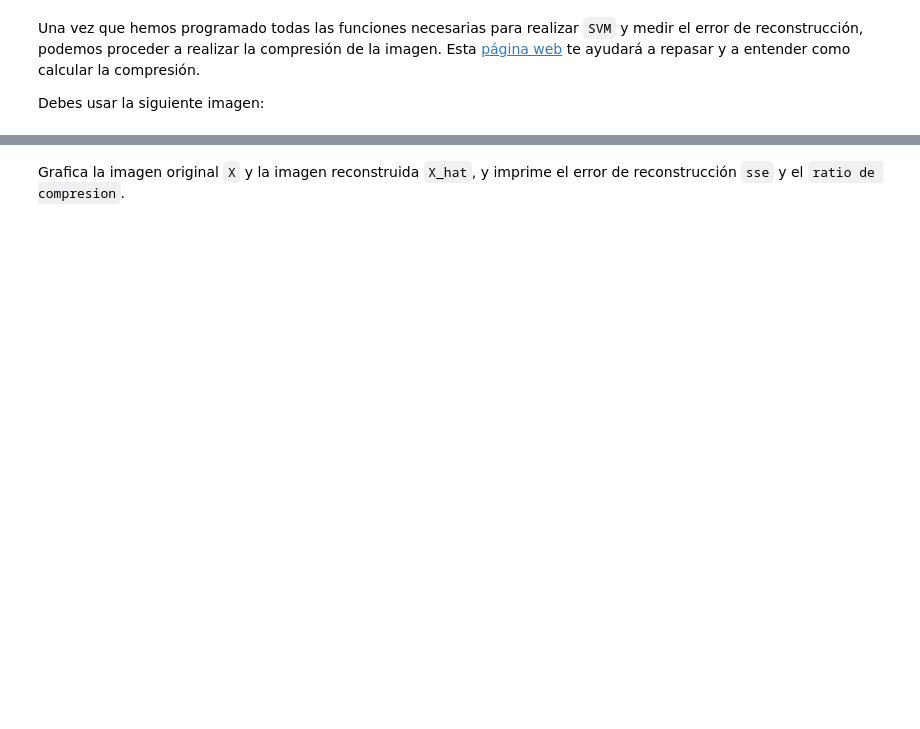
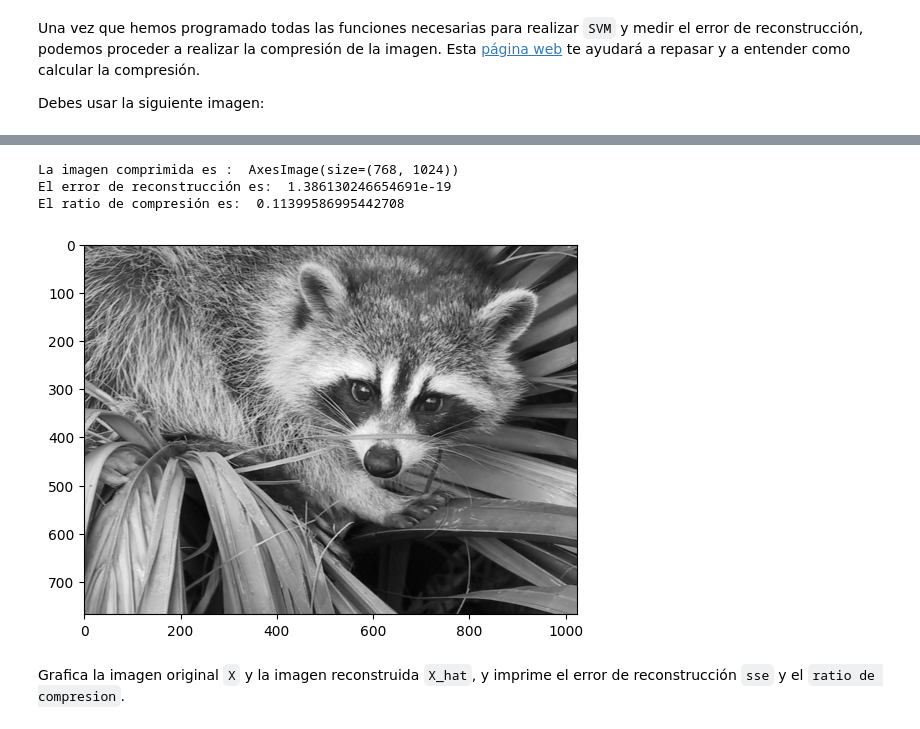
Before and after one commit to marcossalafranca/Pruebas, a Jupyter notebook: ALG00-Practica.ipynb, the cells around one changed output, grey strips where cells are left out. Saved outputs shown, nothing was run; the diff lists cells and outputs as text; code cells hidden in the pictures; blank space fills up the shorter version.

```diff
--- a/ALG00-Practica.ipynb
+++ b/ALG00-Practica.ipynb
@@ -214,3 +327,10 @@ def sse_score(X, X_hat):
         X_hat = np.array([[1.01, 1.75], [2.81, 3.99]])
         sse = sse_score(X, X_hat) # -> 0.09879
     """
+    return np.sum((X - X_hat)**2)
+
+
+X = np.array([[1, 2], [3, 4]])
+X_hat = np.array([[1.01, 1.75], [2.81, 3.99]])
+se = sse_score(X, X_hat) # -> 0.09879
+se
@@ -242,5 +364,10 @@ def svm(X):
         # -> Vt = array([[-0.57604844, -0.81741556],
         #                [ 0.81741556, -0.57604844]])
     """
+    U, s, Vt = np.linalg.svd(X, full_matrices=False)
+    return U, np.diag(s), Vt
+
+X = np.array([[1, 2], [3, 4]])
+U, S, Vt = svm(X)
 # %%
 U
@@ -278,3 +414,16 @@ def reconstruction(U, S, Vt):
         # X_hat -> array([[0.99999999, 1.99999998],
         #                 [3.00000003, 4.00000001]])
     """
+    return U.dot(S.dot(Vt))
+
+U = np.array([[-0.40455358, -0.9145143 ],
+                      [-0.9145143 ,  0.40455358]])
+S = np.array([[5.4649857 , 0.        ],
+                      [0.        , 0.36596619]])
+Vt = np.array([[-0.57604844, -0.81741556],
+                       [ 0.81741556, -0.57604844]])
+X_hat = reconstruction(U, S, Vt)
+
+
+X_hat = reconstruction(U, S, Vt)
+X_hat
@@ -281,2 +433,5 @@ def reconstruction(U, S, Vt):
 # %% [markdown]
 Calcula el error de reconstrucción usando la función `sse` que has programado anteriormente.
+# %%
+sse = sse_score(X, X_hat)
+print(f"El error de reconstrucción es: {sse}")
@@ -292,22 +452,39 @@ plt.imshow(A, cmap=plt.cm.gray)
 # %%
 ### TODO: Función que recibe una imagen A y devuelve la imagen comprimida
 ### Tiene como entrada A y el número de componentes para realizar la reducción de dimensionalidad
 ### Devuelve la imagen comprimidad, el error de reconstrucción y el ratio de compresión
 
 ### Hint: Usa las funciones anteriormente construidas
 ### TU RESPUESTA ABAJO
 
 
 def image_compression(A, n_components):
     """
     Función para comprimir una imagen A
 
     Argumentos:
         A -- Imagen original
         n_components -- Número de componentes
 
     Ejemplo:
         A_hat, sse, comp_ratio = image_compression(A, n_components=50)
     """
+    U_comp, S_comp, Vt_comp = svm(A)
+    A_hat_comp = reconstruction(U_comp, S_comp, Vt_comp)
+
+    sse_comp   = sse_score(A, A_hat_comp)
+    ratio_comp = (A.shape[1]*n_components + n_components + A.shape[0]*n_components) / (A.shape[1] * A.shape[0])
+    return A_hat_comp, sse_comp, ratio_comp
+
+A_hat, sse, comp_ratio = image_compression(A, n_components=50)
+
+print("La imagen comprimida es: ", plt.imshow(A_hat, cmap=plt.cm.gray))
+print("El error de reconstrucción es: ", sse)
+print("El ratio de compresión es: ", comp_ratio)
+# %% [output]
+La imagen comprimida es :  AxesImage(size=(768, 1024))
+El error de reconstrucción es:  1.386130246654691e-19
+El ratio de compresión es:  0.11399586995442708
+[figure, added]
 # %% [markdown]
 Grafica la imagen original `X` y la imagen reconstruida `X_hat`, y imprime el error de reconstrucción `sse` y el `ratio de compresion`.
```
Also changed, not shown: parts of 18 cells of this notebook.
